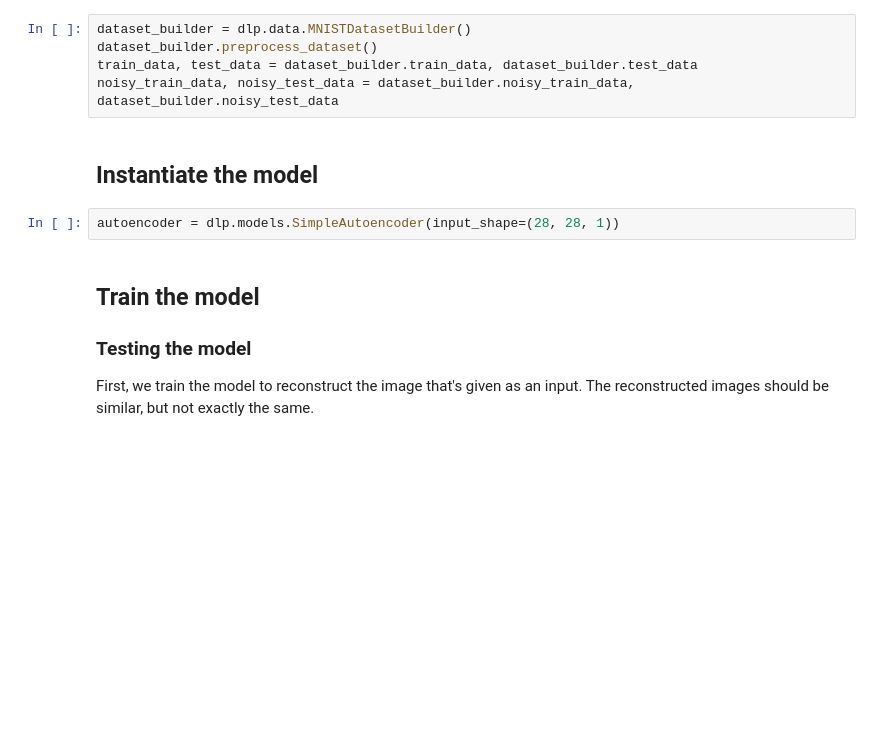
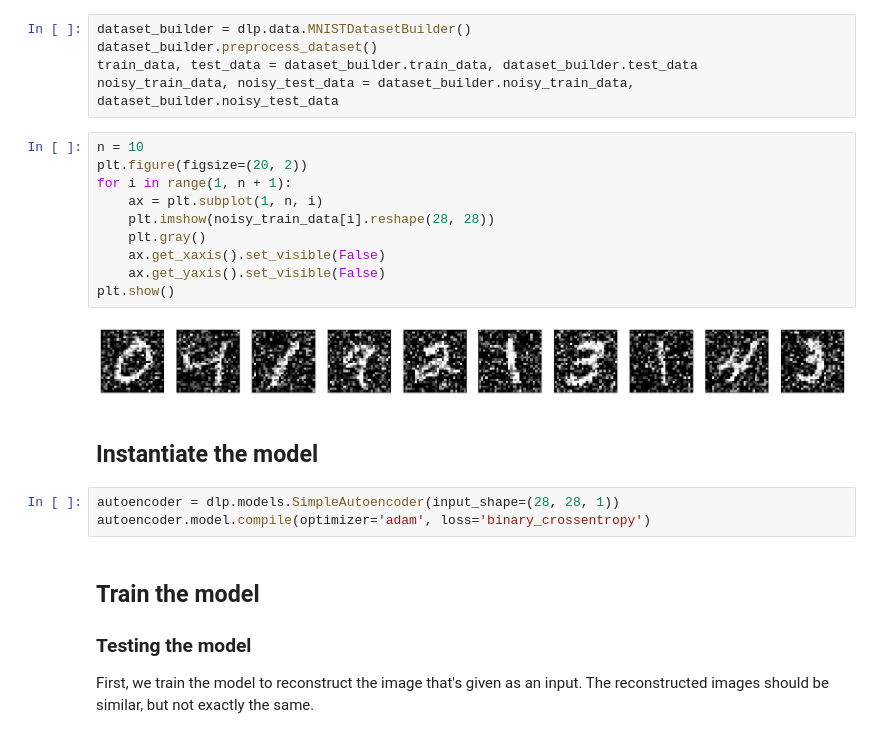
Before and after one commit to peiva-git/deep_learning_project, a Jupyter notebook: simple_model.ipynb, the cells around one changed output. Saved outputs shown, nothing was run; the diff lists cells and outputs as text; blank space fills up the shorter version.

Commit message:
Added new notebook version for simple_model

```diff
--- a/simple_model.ipynb
+++ b/simple_model.ipynb
@@ -17,10 +16,23 @@ dataset_builder = dlp.data.MNISTDatasetBuilder()
 dataset_builder.preprocess_dataset()
 train_data, test_data = dataset_builder.train_data, dataset_builder.test_data
 noisy_train_data, noisy_test_data = dataset_builder.noisy_train_data, dataset_builder.noisy_test_data
+# %%
+n = 10
+plt.figure(figsize=(20, 2))
+for i in range(1, n + 1):
+    ax = plt.subplot(1, n, i)
+    plt.imshow(noisy_train_data[i].reshape(28, 28))
+    plt.gray()
+    ax.get_xaxis().set_visible(False)
+    ax.get_yaxis().set_visible(False)
+plt.show()
+# %% [output]
+[figure, added]
 # %% [markdown]
 ## Instantiate the model
 # %%
 autoencoder = dlp.models.SimpleAutoencoder(input_shape=(28, 28, 1))
+autoencoder.model.compile(optimizer='adam', loss='binary_crossentropy')
 # %% [markdown]
 ## Train the model
 
```
Also changed, not shown: parts of 8 cells of this notebook.
